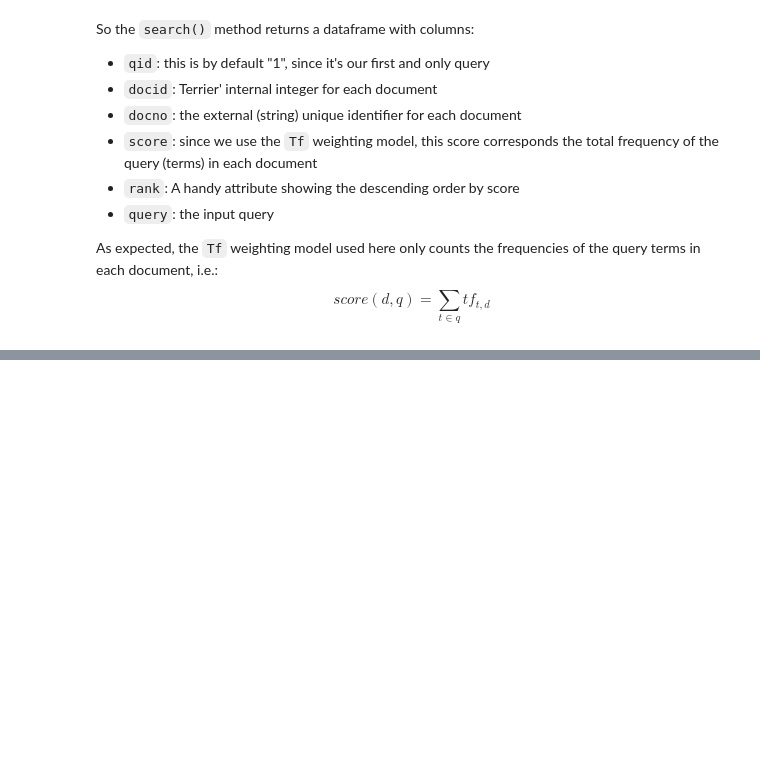
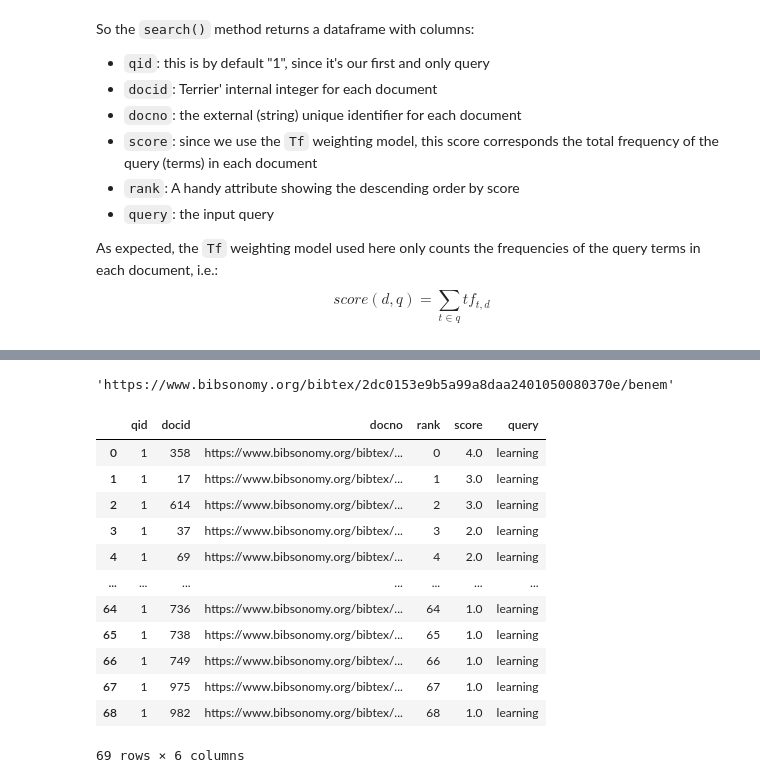
Before and after one commit to HaakFab/ZKDL2324_Modul2, a Jupyter notebook: pyterrier_intro.ipynb, the cells around one changed output, grey strips where cells are left out. Drawn from its saved outputs; the diff is of its cells as text; code cells hidden in the pictures; blank space fills up the shorter version.

```diff
--- a/pyterrier_intro.ipynb
+++ b/pyterrier_intro.ipynb
@@ -195,0 +332,4 @@ pickle.dump(df_ai_filtered, open("workspace/ai_publications.pkl", "wb"))
+# %%
+#define search engine for TF
+search_engine_mult_tf = pt.BatchRetrieve(index_mult, wmodel="Tf")
+search_engine_mult_tf_idf = pt.BatchRetrieve(index_mult, wmodel="TF_IDF")
@@ -195,0 +348,20 @@ pickle.dump(df_ai_filtered, open("workspace/ai_publications.pkl", "wb"))
+# %%
+docno0
+# %% [output]
+'https://www.bibsonomy.org/bibtex/2dc0153e9b5a99a8daa2401050080370e/benem'
+# %%
+search_engine_mult_tf.search("learning")
+# %% [output]
+|  | qid | docid | docno | rank | score | query |
+| 0 | 1 | 358 | https://www.bibsonomy.org/bibtex/... | 0 | 4.0 | learning |
+| 1 | 1 | 17 | https://www.bibsonomy.org/bibtex/... | 1 | 3.0 | learning |
+| 2 | 1 | 614 | https://www.bibsonomy.org/bibtex/... | 2 | 3.0 | learning |
+| 3 | 1 | 37 | https://www.bibsonomy.org/bibtex/... | 3 | 2.0 | learning |
+| 4 | 1 | 69 | https://www.bibsonomy.org/bibtex/... | 4 | 2.0 | learning |
+| ... | ... | ... | ... | ... | ... | ... |
+| 64 | 1 | 736 | https://www.bibsonomy.org/bibtex/... | 64 | 1.0 | learning |
+| 65 | 1 | 738 | https://www.bibsonomy.org/bibtex/... | 65 | 1.0 | learning |
+| 66 | 1 | 749 | https://www.bibsonomy.org/bibtex/... | 66 | 1.0 | learning |
+| 67 | 1 | 975 | https://www.bibsonomy.org/bibtex/... | 67 | 1.0 | learning |
+| 68 | 1 | 982 | https://www.bibsonomy.org/bibtex/... | 68 | 1.0 | learning |
+69 rows × 6 columns
```
Also changed, not shown: parts of 34 cells of this notebook, 1 other file.
